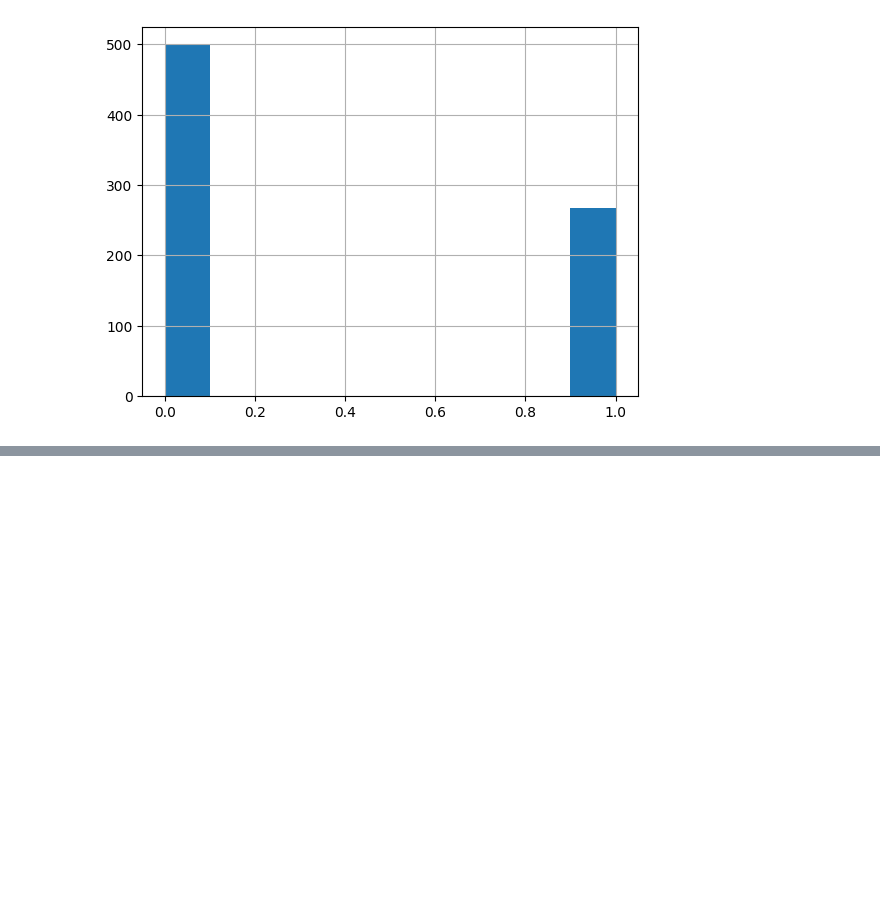
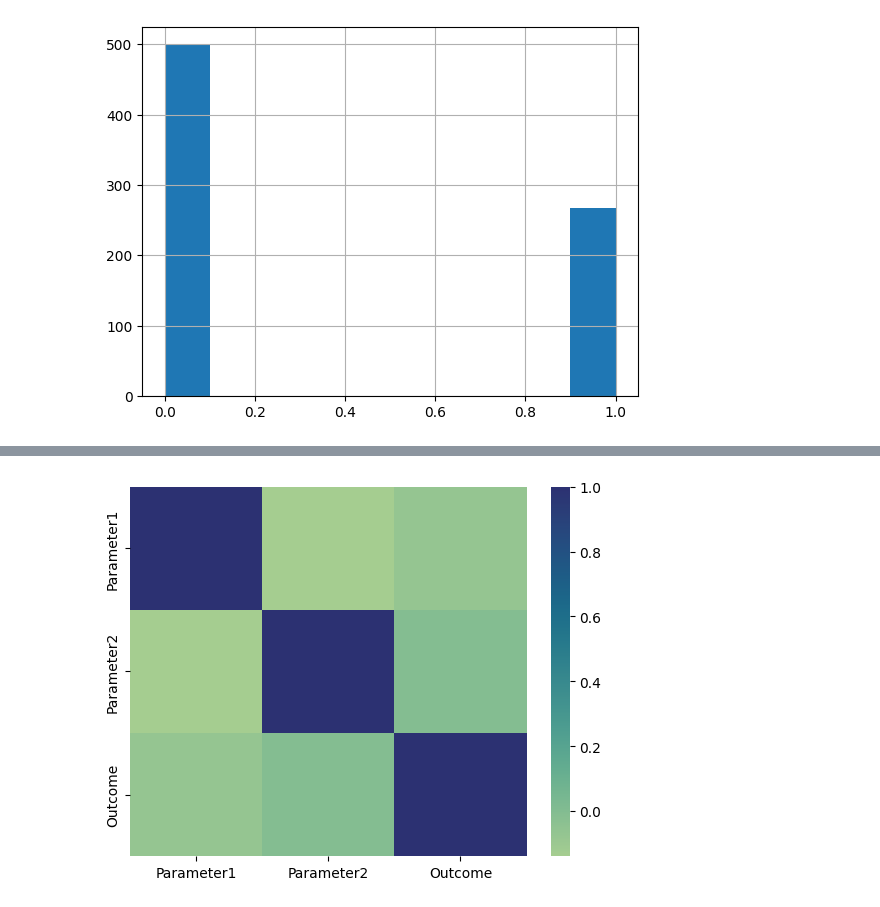
Before and after one commit to Dragoh54/MachineLearning-Labs, a Jupyter notebook: lab5/2024_ML_LR5_MACS (2).ipynb, the cells around one changed output, grey strips where cells are left out. Cells and saved outputs as stored; diff of their text form; code cells hidden in the pictures; blank space fills up the shorter version.

```diff
--- a/lab5/2024_ML_LR5_MACS (2).ipynb
+++ b/lab5/2024_ML_LR5_MACS (2).ipynb
@@ -540,0 +548,3 @@ Result of cross validation: 0.7670532646048109
+# %%
+chips=pd.read_csv('microchip_tests.txt')
+chips.head()
@@ -540,0 +558,3 @@ Result of cross validation: 0.7670532646048109
+# %%
+chips.columns = ['Parameter1', 'Parameter2', 'Outcome']
+chips.head()
@@ -540,0 +568,5 @@ Result of cross validation: 0.7670532646048109
+# %%
+corr_matrix = chips.corr()
+sns.heatmap(corr_matrix,cmap="crest");
+# %% [output]
+[figure, added]
```
Also changed, not shown: parts of 21 cells of this notebook, 2 other files.
